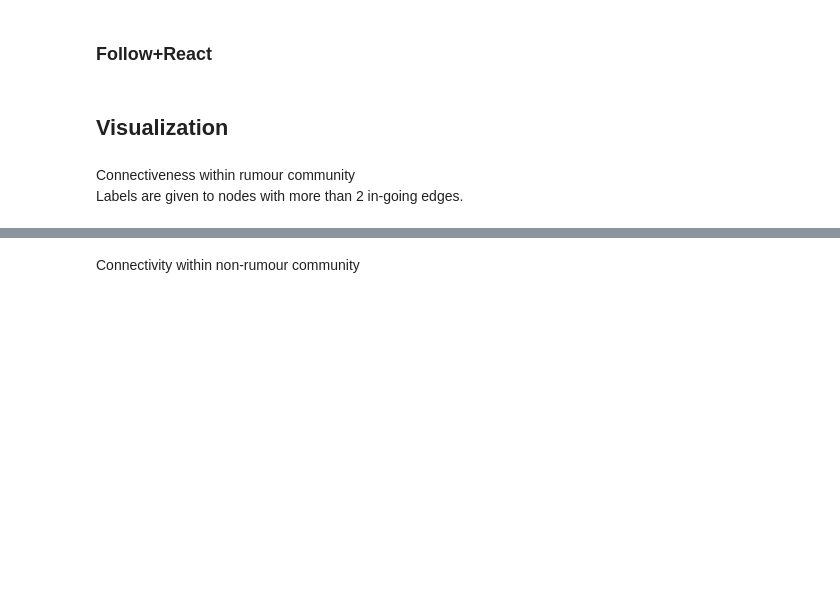
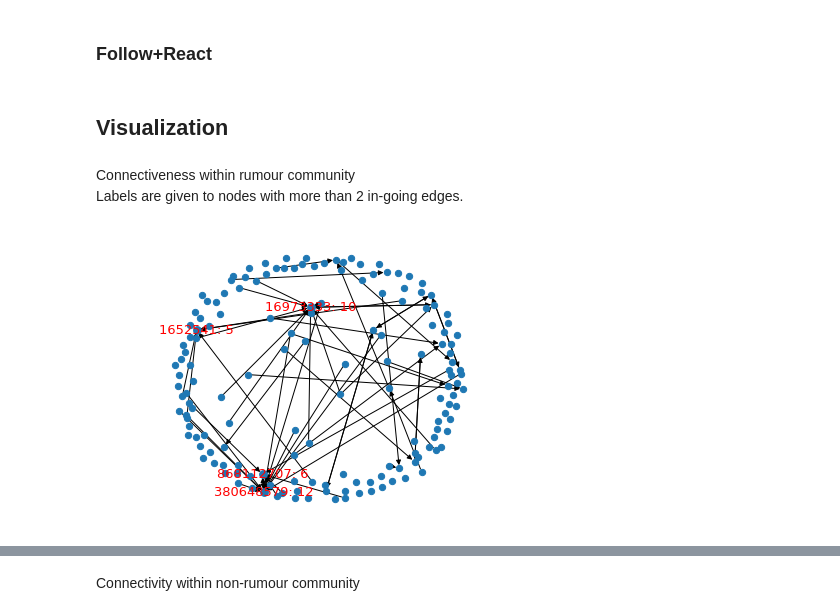
Before and after one commit to YuHung-Chiang/Network-Analysis, a Jupyter notebook: centrality/centrality.ipynb, the cells around one changed output, grey strips where cells are left out. Cells and saved outputs as stored; diff of their text form; code cells hidden in the pictures; blank space fills up the shorter version.

```diff
--- a/centrality/centrality.ipynb
+++ b/centrality/centrality.ipynb
@@ -316,37 +320,39 @@ Labels are given to nodes with more than 2 in-going edges.
 with open("/Users/yu-hung/Downloads/pheme-rumour-scheme-dataset/bridges/user_followed_by.json") as file:
     followed_by = json.load(file)
 
-with open("/Users/yu-hung/Downloads/pheme-rumour-scheme-dataset/community_detection/with_bridges.json") as file:
+with open("/Users/yu-hung/Downloads/pheme-rumour-scheme-dataset/community_detection/follow/with_bridges.json") as file:
     communities = json.load(file)
 
 # with open("/Users/yu-hung/Downloads/pheme-rumour-scheme-dataset/centrality/degree/in_degree.json") as file:
 #     in_degree = json.load(file)
 
 rum_community = communities["rumours"]
 
 G = nx.DiGraph()
 G.add_nodes_from(rum_community)
 
 for id in rum_community:
     try : followers = (followed_by[id])["rumours"]
     except: continue
 
     for f in followers:
         G.add_edge(f,id)
 
 labels = {}
 for id in G:
     if (G.in_degree[id] > 2) : labels[id] = id+": "+str(G.in_degree[id])
 
 # pos = nx.spring_layout(G)
 pos = nx.spring_layout(G, k=0.8)
 # , iterations=20
 nx.draw(G,pos,node_size=40)
 nx.draw_networkx_nodes(G,pos,nodelist=labels.keys(), node_size=60)
 nx.draw_networkx_labels(G,pos,labels,font_size=13,font_color='r')
 x_values, y_values = zip(*pos.values())
 x_max = max(x_values)
 x_min = min(x_values)
 x_margin = (x_max - x_min) * 0.25
 plt.xlim(x_min - x_margin, x_max + x_margin)
 plt.show()
+# %% [output]
+[figure, added]
```
Also changed, not shown: parts of 3 cells of this notebook, 7 other files.
